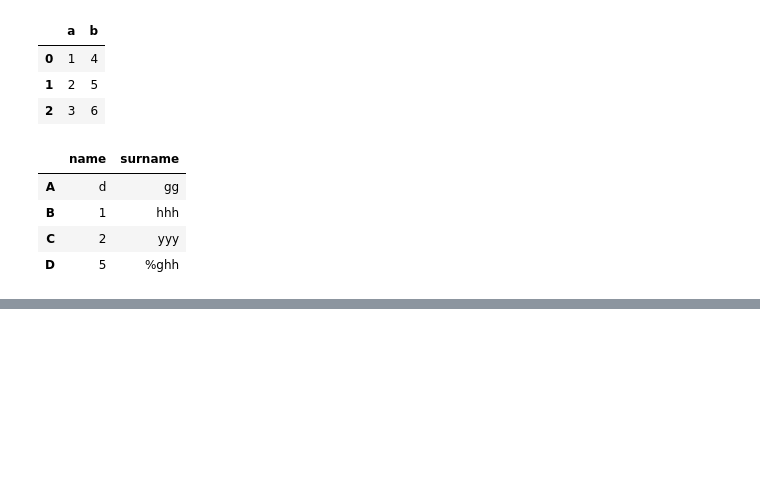
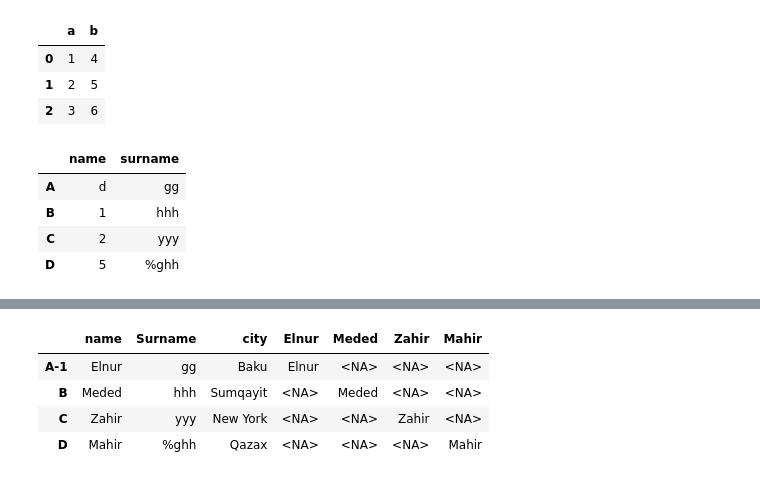
Before and after one commit to easgarli/datascience_bootcamp, a Jupyter notebook: Pandas.ipynb, the cells around one changed output, grey strips where cells are left out. Drawn from its saved outputs; the diff is of its cells as text; code cells hidden in the pictures; blank space fills up the shorter version.

```diff
--- a/Pandas.ipynb
+++ b/Pandas.ipynb
@@ -58,0 +118,12 @@ df["name"]["A"]
+# %%
+for idx in df.index:
+    for column in df.columns:
+        if df['name'][idx] == column:
+            df[column][idx]= df['name'][idx]
+df
+# %% [output]
+|  | name | Surname | city | Elnur | Meded | Zahir | Mahir |
+| A-1 | Elnur | gg | Baku | Elnur | <NA> | <NA> | <NA> |
+| B | Meded | hhh | Sumqayit | <NA> | Meded | <NA> | <NA> |
+| C | Zahir | yyy | New York | <NA> | <NA> | Zahir | <NA> |
+| D | Mahir | %ghh | Qazax | <NA> | <NA> | <NA> | Mahir |
```
Also changed, not shown: parts of 13 cells of this notebook, 3 other files.
